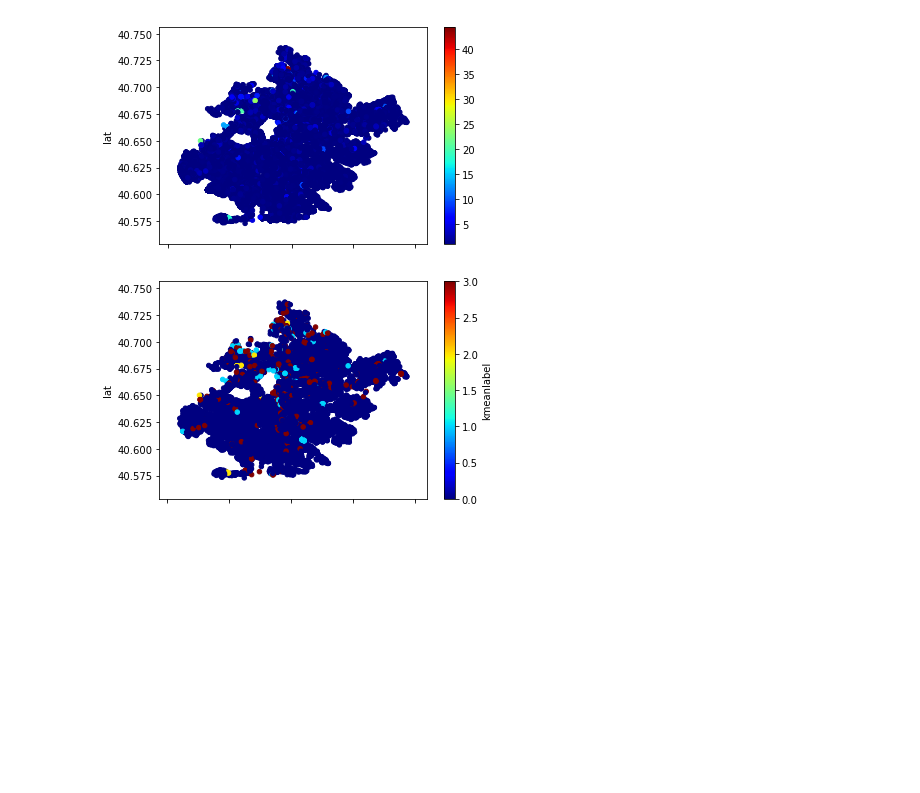
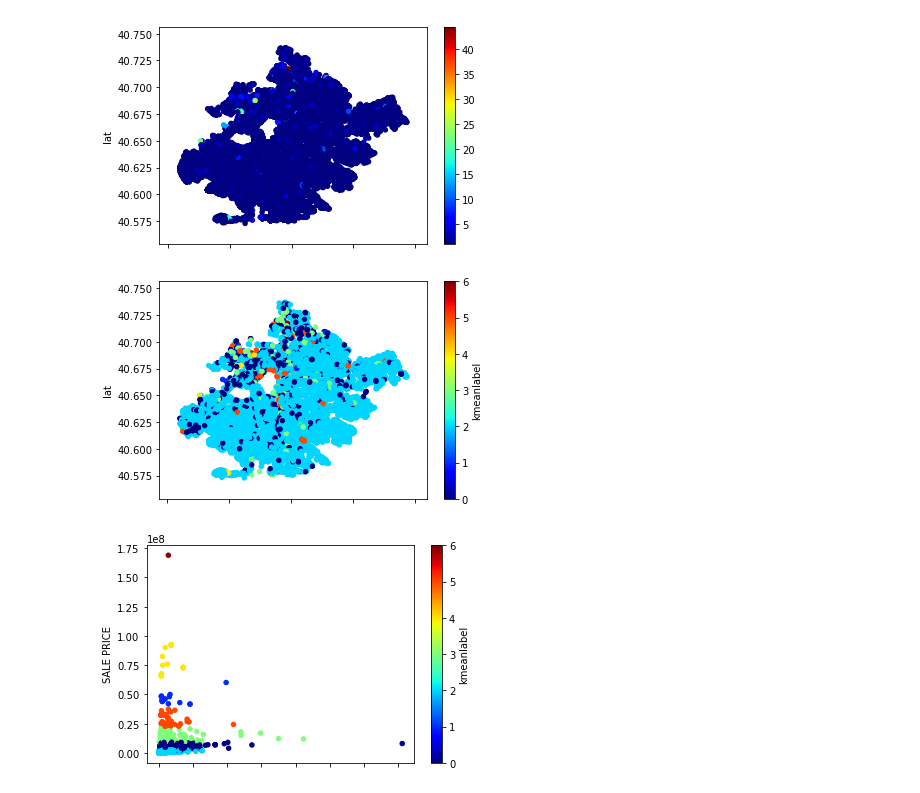
Before and after one commit to dlhocker/nycsales, a Jupyter notebook: basic_stats.ipynb, the cells around one changed output. Cells and saved outputs as stored; diff of their text form; code cells hidden in the pictures; blank space fills up the shorter version.

```diff
--- a/basic_stats.ipynb
+++ b/basic_stats.ipynb
@@ -110,17 +110,30 @@ plt.show()
 # %%
 #try a clustering algorithm of 20
 from sklearn.cluster import KMeans
 test = (bknew['SALE PRICE'] > 0.0) & (bknew['GROSS SQUARE FEET'] > 0.0)
-vals_clean = bknew.loc[test,['SALE PRICE','GROSS SQUARE FEET','lat','long']]
+paramlist = ['SALE PRICE','GROSS SQUARE FEET','lat','long']
+pd_clean = bknew.loc[test,paramlist]
 #vals_clean = bknew.loc[test,['lat','long']]
-ppsf = vals_clean['SALE PRICE']/vals_clean['GROSS SQUARE FEET']
-vals_clean['ppsf']= ppsf
+ppsf = pd_clean['SALE PRICE']/vals_clean['GROSS SQUARE FEET']
+pd_clean['ppsf']= ppsf
 
-kmeans = KMeans(n_clusters=4, random_state=0).fit(np.array(vals_clean))
-vals_clean['kmeanlabel'] = kmeans.labels_
+#decide
+params_eval = ['SALE PRICE','GROSS SQUARE FEET','lat','long']
+pd_eval = pd_clean.loc[:,params_eval]
+kmeans = KMeans(n_clusters=7, random_state=0).fit(np.array(pd_eval))
+pd_eval['kmeanlabel'] = kmeans.labels_
+
+#plot subset of data?
 inds = 5000
 bktemp = vals_clean.loc[:,:]
 bktemp.plot.scatter('long','lat',c='kmeanlabel',cmap='jet')
 plt.show()
+
+bktemp.plot.scatter('ppsf','SALE PRICE',c='kmeanlabel',cmap='jet')
+plt.show()
+
+#bktemp.plot.scatter('id','ppsf',c = 'kmeanlabel',cmap='jet')
+#plt.show()
 # %% [output]
-[figure, old version]
+[figure, new version]
+[figure, added]
```
Also changed, not shown: 10 other files.
